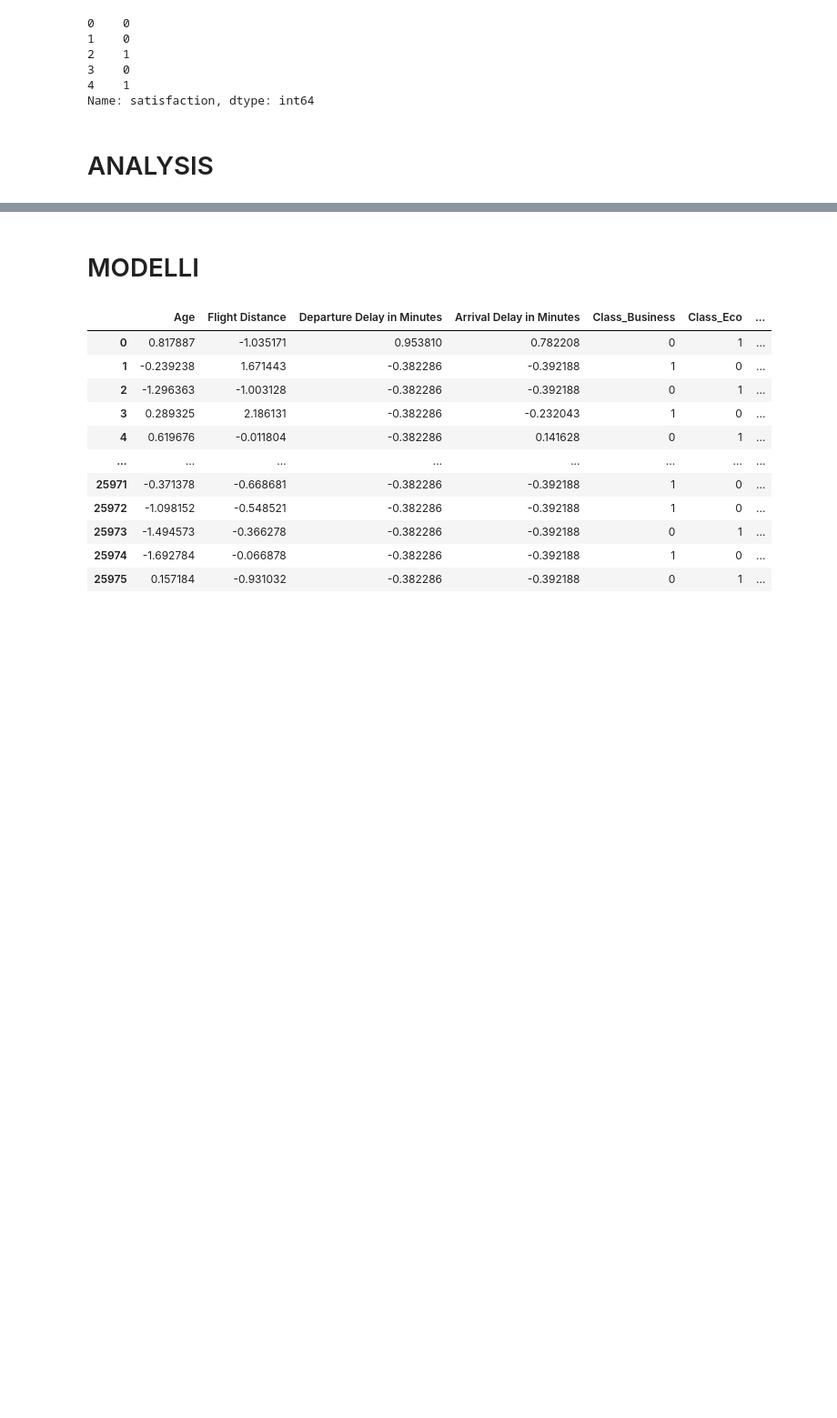
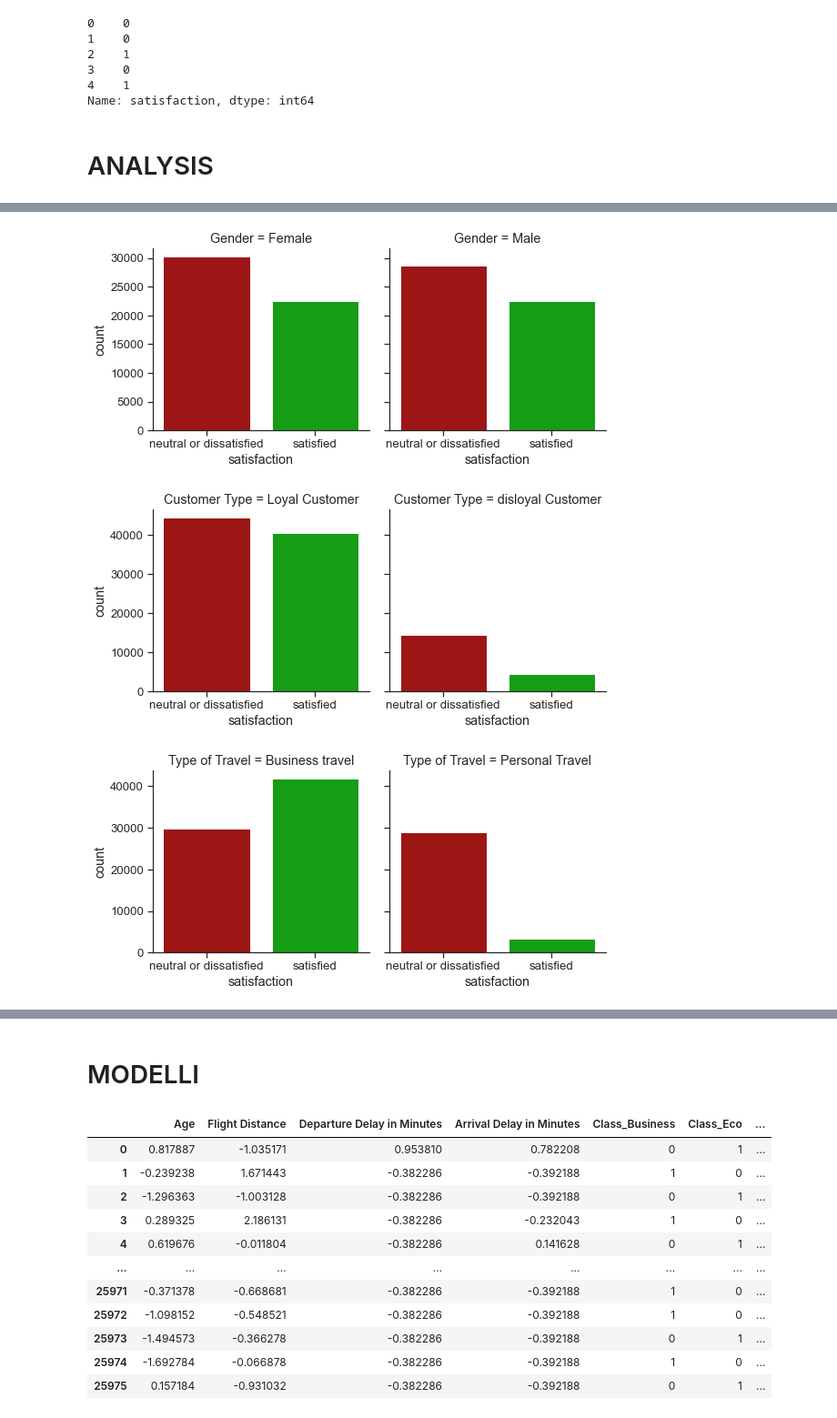
Before and after one commit to emacarta/Airline-Passenger-Satisfaction, a Jupyter notebook: code_progect.ipynb, the cells around one changed output, grey strips where cells are left out. Shown: that part at 91% size. Cells and saved outputs as stored; diff of their text form; code cells hidden in the pictures; blank space fills up the shorter version.

```diff
--- a/code_progect.ipynb
+++ b/code_progect.ipynb
@@ -296,5 +312 @@ df.describe(include = ['category'])
-# %%
-sns.set(rc={'figure.figsize': [7, 7]}, font_scale=1.2)
-
-color = "ch:rot=-.25,hue=1,light=.75"
 # %%
@@ -318,0 +316,9 @@ plt.show()
+# %%
+with sns.axes_style(style='ticks'):
+    barPlot = sns.catplot("satisfaction", col="Gender", col_wrap=2, data=df, kind="count", height=4, aspect=1,palette = ['#b30000','#00b300'])
+    barPlot = sns.catplot("satisfaction", col="Customer Type", col_wrap=2, data=df, kind="count", height=4, aspect=1,palette = ['#b30000','#00b300'])
+    barPlot = sns.catplot("satisfaction", col="Type of Travel", col_wrap=2, data=df, kind="count", height=4, aspect=1,palette = ['#b30000','#00b300'])
+# %% [output]
+[figure, added]
+[figure, added]
+[figure, added]
```
Also changed, not shown: parts of 15 cells of this notebook.
